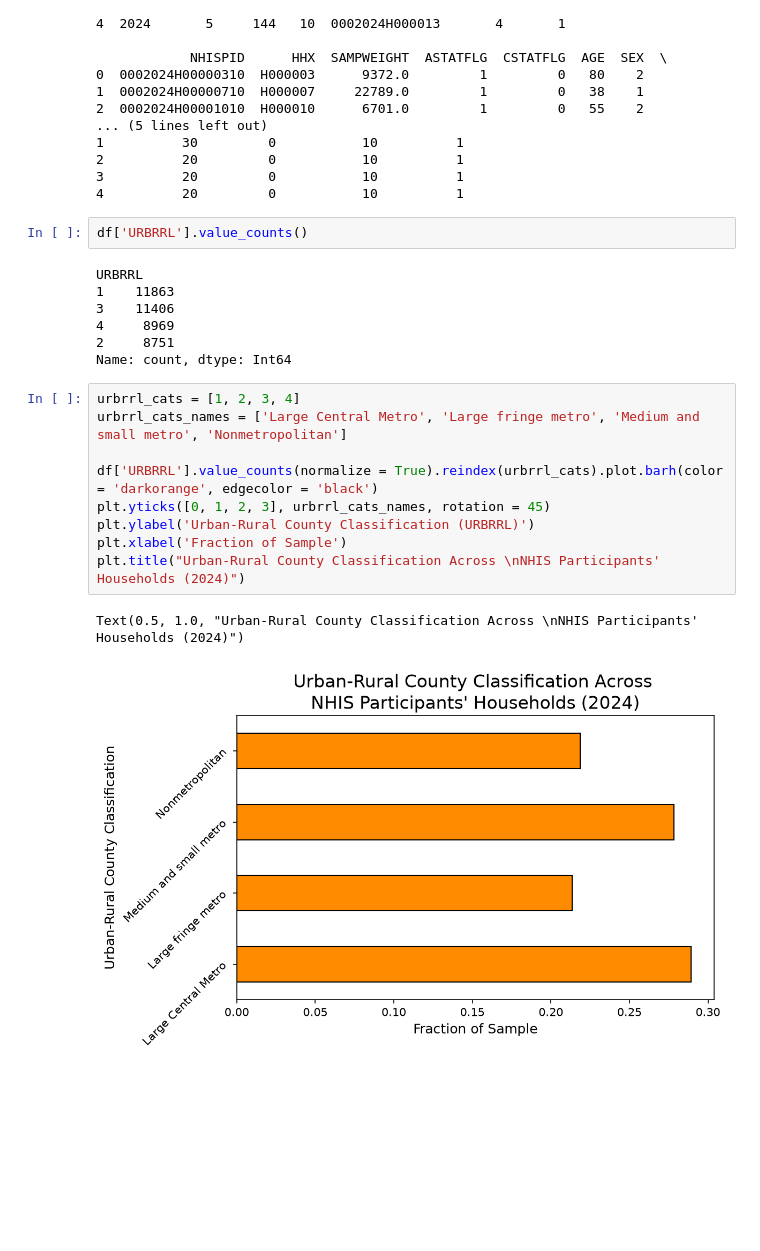
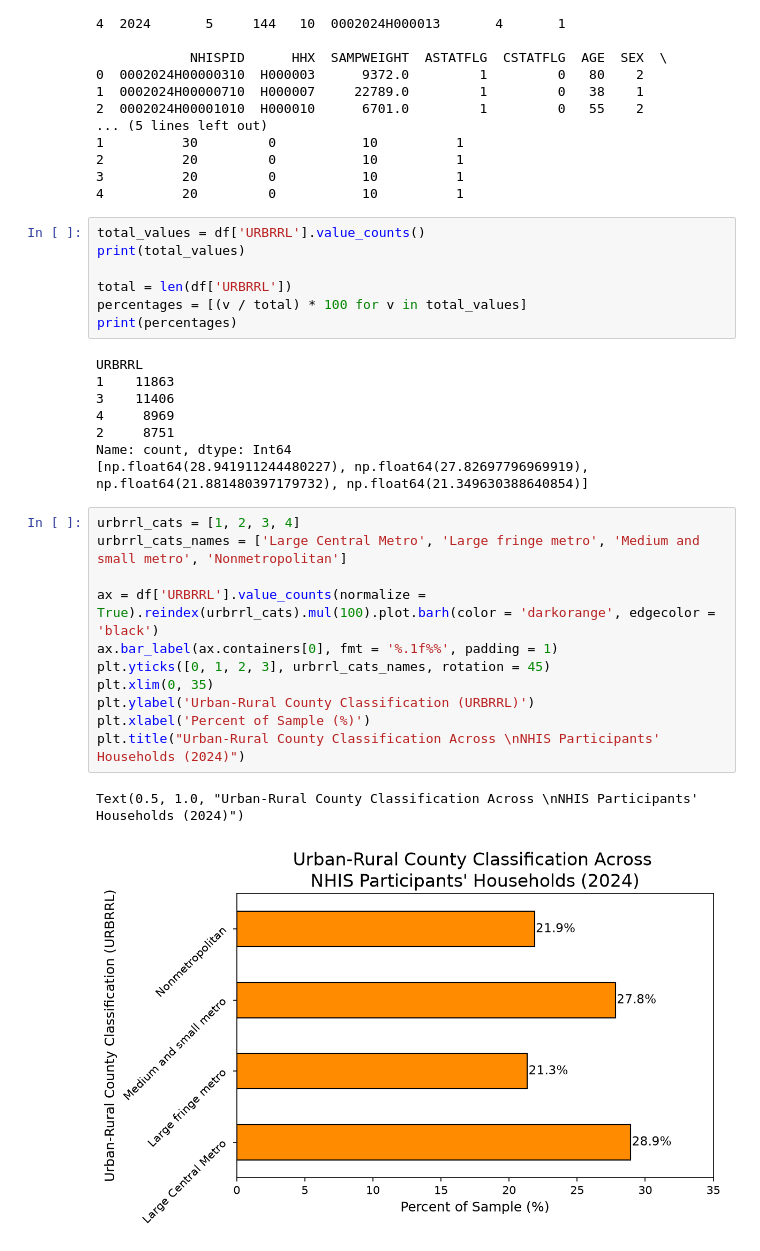
Before and after one commit to PrasannaNagarajan/DATA1030_Project_, a Jupyter notebook: app/eda_urbrrl.ipynb, the cells around one changed output. Drawn from its saved outputs; the diff is of its cells as text; blank space fills up the shorter version.

```diff
--- a/app/eda_urbrrl.ipynb
+++ b/app/eda_urbrrl.ipynb
@@ -25,7 +25,12 @@ print(df.head())
 3          20         0           10          1
 4          20         0           10          1
 # %%
-df['URBRRL'].value_counts()
+total_values = df['URBRRL'].value_counts()
+print(total_values)
+
+total = len(df['URBRRL'])
+percentages = [(v / total) * 100 for v in total_values]
+print(percentages)
 # %% [output]
 URBRRL
 1    11863
@@ -33,15 +38,18 @@ URBRRL
 4     8969
 2     8751
 Name: count, dtype: Int64
+[np.float64(28.941911244480227), np.float64(27.82697796969919), np.float64(21.881480397179732), np.float64(21.349630388640854)]
 # %%
 urbrrl_cats = [1, 2, 3, 4]
 urbrrl_cats_names = ['Large Central Metro', 'Large fringe metro', 'Medium and small metro', 'Nonmetropolitan']
 
-df['URBRRL'].value_counts(normalize = True).reindex(urbrrl_cats).plot.barh(color = 'darkorange', edgecolor = 'black')
+ax = df['URBRRL'].value_counts(normalize = True).reindex(urbrrl_cats).mul(100).plot.barh(color = 'darkorange', edgecolor = 'black')
+ax.bar_label(ax.containers[0], fmt = '%.1f%%', padding = 1)
 plt.yticks([0, 1, 2, 3], urbrrl_cats_names, rotation = 45)
+plt.xlim(0, 35)
 plt.ylabel('Urban-Rural County Classification (URBRRL)')
-plt.xlabel('Fraction of Sample')
+plt.xlabel('Percent of Sample (%)')
 plt.title("Urban-Rural County Classification Across \nNHIS Participants' Households (2024)")
 # %% [output]
 Text(0.5, 1.0, "Urban-Rural County Classification Across \nNHIS Participants' Households (2024)")
-[figure, old version]
+[figure, new version]
```
Also changed, not shown: 1 other file.
